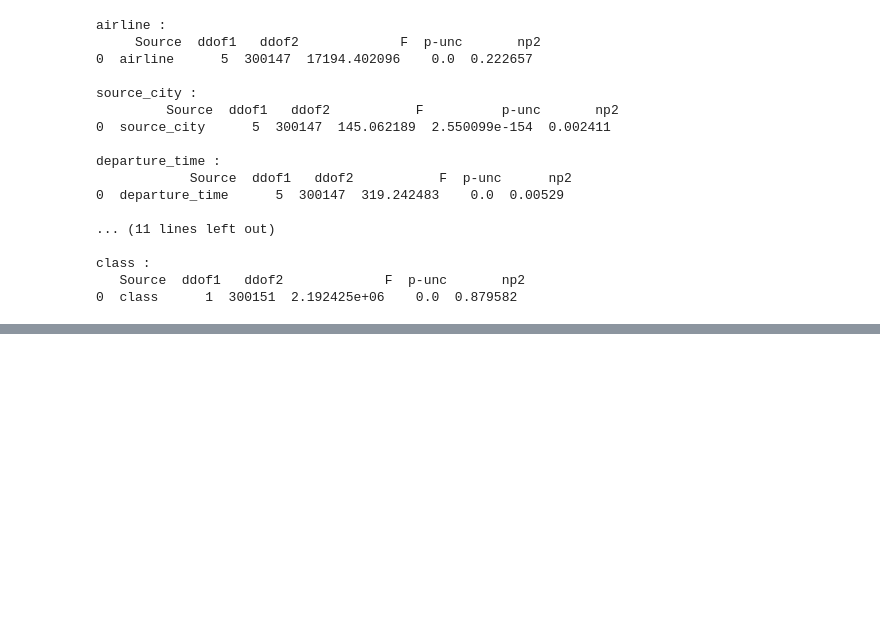
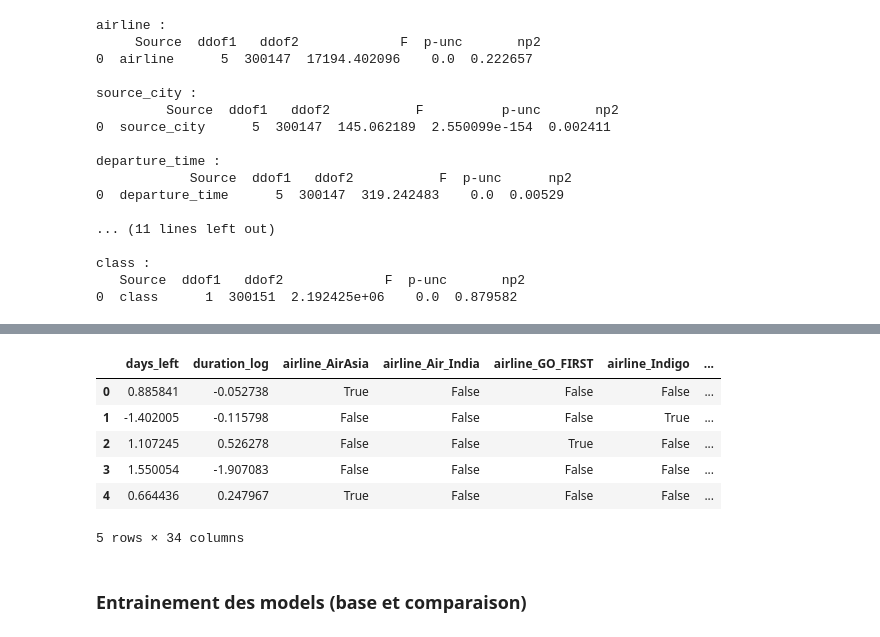
Before and after one commit to Tahina-Razaf/Booking_India, a Jupyter notebook: Booking_India_analysis.ipynb, the cells around one changed output, grey strips where cells are left out. Drawn from its saved outputs; the diff is of its cells as text; code cells hidden in the pictures; blank space fills up the shorter version.

```diff
--- a/Booking_India_analysis.ipynb
+++ b/Booking_India_analysis.ipynb
@@ -434,0 +557,39 @@ SignificanceResult(statistic=np.float64(0.9378603239059062), pvalue=np.float64(0
+# %%
+#Preprocessing of test data
+X_test_num = X_test_raw[['days_left','duration']].copy()
+X_test_cat = X_test_raw.drop(['days_left','duration'], axis=1)
+
+    #transformer la variable "duration"
+X_test_num.loc[:,'duration_log'] = X_test_num['duration'].apply(lambda x : np.log(x+1))
+X_test_num = X_test_num.drop('duration', axis=1)
+
+    #standardisation des variables numériques
+X_test_num_scaled = scaler.transform(X_test_num)
+X_test_num_scaled_df = pd.DataFrame(X_test_num_scaled, columns=X_test_num.columns)
+
+    #encoder les variables catégorielles
+        #variable nominal
+one_hot_cat_test = pd.get_dummies(X_test_cat.drop(['class','stops'],axis=1))
+        #variable booléen
+X_test_cat['class_code'] = np.where(X_test_cat['class'] == 'Business',1,0)
+X_test_cat['class_code'].head()
+        #variable ordinal : stops
+stop_level = {'zero': 0, 'one': 1, 'two_or_more': 2}
+X_test_cat['stops_code'] = X_test_cat['stops'].map(stop_level)
+
+X_test_cat_encoded = pd.concat([one_hot_cat_test,X_test_cat['class_code'],X_test_cat['stops_code'] ], axis=1).reset_index(drop=True)
+X_test_cat_encoded.head()
+
+#concatener X_test_num et X_test_cat
+X_test = pd.concat([X_test_num_scaled_df, X_test_cat_encoded ], axis=1)
+X_test.head()
+# %% [output]
+|  | days_left | duration_log | airline_AirAsia | airline_Air_India | airline_GO_FIRST | airline_Indigo | ... |
+| 0 | 0.885841 | -0.052738 | True | False | False | False | ... |
+| 1 | -1.402005 | -0.115798 | False | False | False | True | ... |
+| 2 | 1.107245 | 0.526278 | False | False | True | False | ... |
+| 3 | 1.550054 | -1.907083 | False | False | False | False | ... |
+| 4 | 0.664436 | 0.247967 | True | False | False | False | ... |
+5 rows × 34 columns
+# %% [markdown]
+### Entrainement des models (base et comparaison)
```
Also changed, not shown: parts of 48 cells of this notebook.
